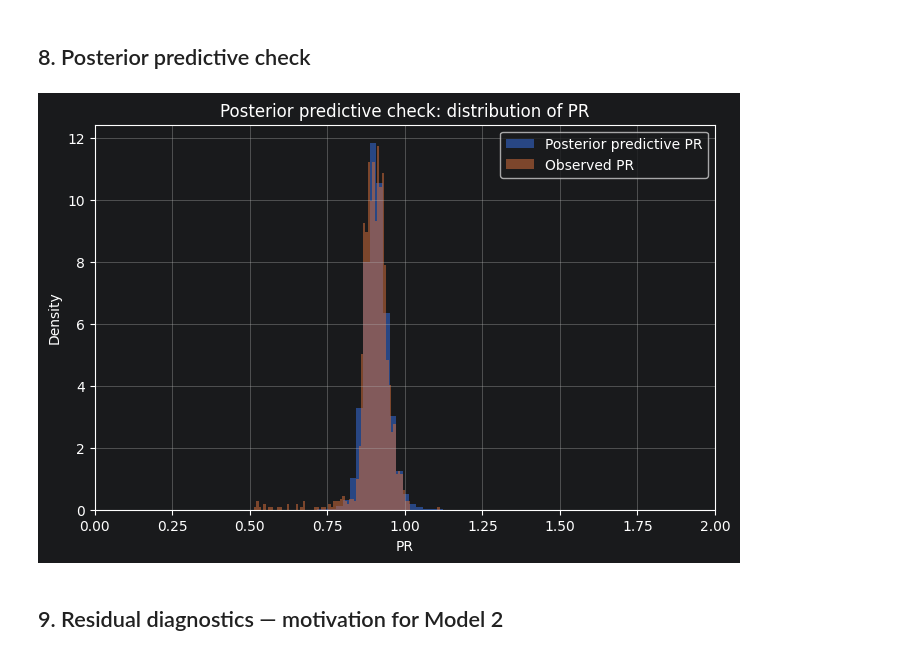
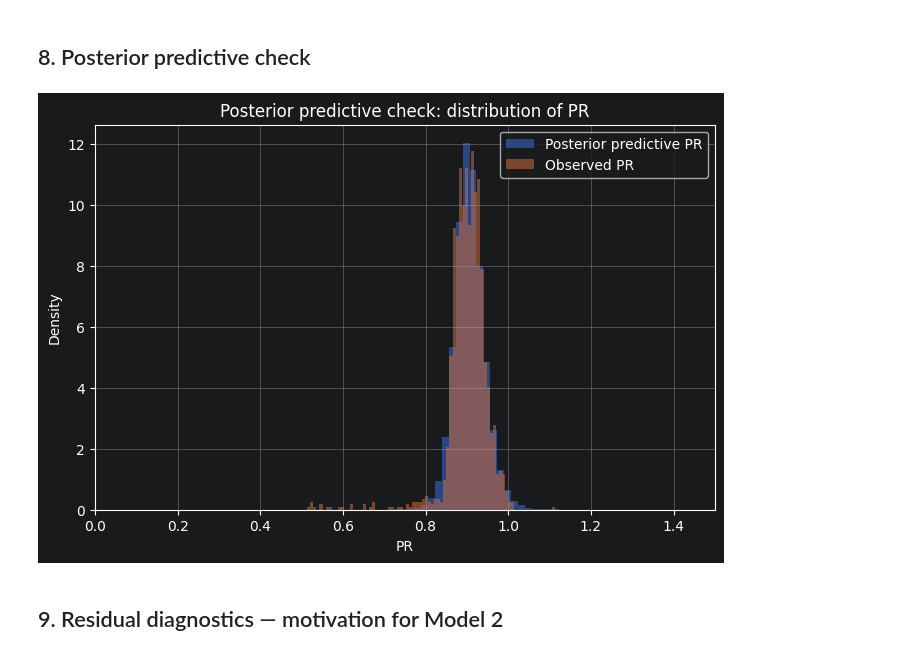
Before and after one commit to mkrzyzowska/Bayesian-Data-Analytics-PV-Project, a Jupyter notebook: model_1_temperature_studentt.ipynb, the cells around one changed output. Saved outputs shown, nothing was run; the diff lists cells and outputs as text; code cells hidden in the pictures.

Commit message:
figures

```diff
--- a/model_1_temperature_studentt.ipynb
+++ b/model_1_temperature_studentt.ipynb
@@ -272,18 +272,19 @@ plt.show()
 # %%
 PR_pred = fit.stan_variable("PR_pred")
 y_pred = fit.stan_variable("y_pred")
 
-plt.figure()
+plt.figure(figsize=(8, 5))
 plt.hist(PR_pred.flatten(), bins=100, density=True, alpha=0.55, label="Posterior predictive PR")
 plt.hist(df["PR"], bins=80, density=True, alpha=0.55, label="Observed PR")
-plt.xlim(0, 2.0)
+plt.xlim(0.3, 2.0)
 plt.xlabel("PR")
 plt.ylabel("Density")
 plt.title("Posterior predictive check: distribution of PR")
+plt.xlim([0, 1.5])
 plt.legend()
 plt.show()
 # %% [output]
-[figure, old version]
+[figure, new version]
 # %% [markdown]
 ## 9. Residual diagnostics — motivation for Model 2
 # %%
```
Also changed, not shown: parts of 6 cells of this notebook, 2 other files.
